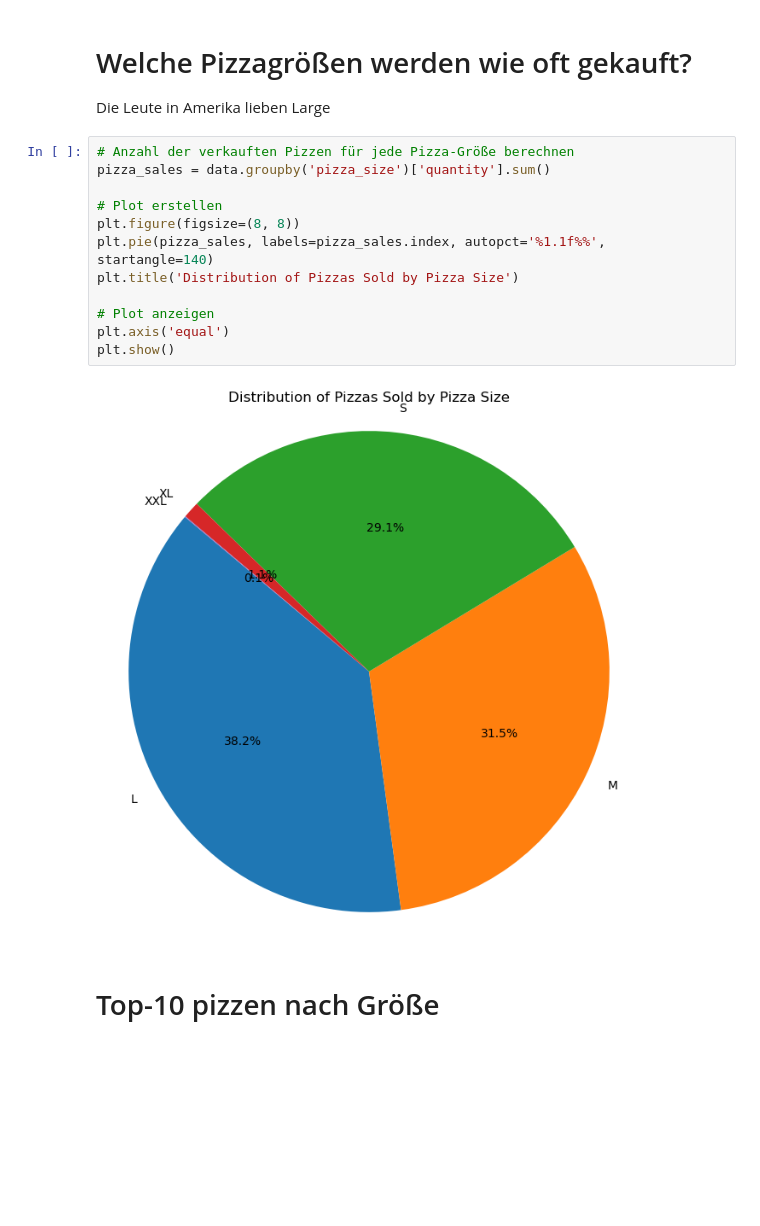
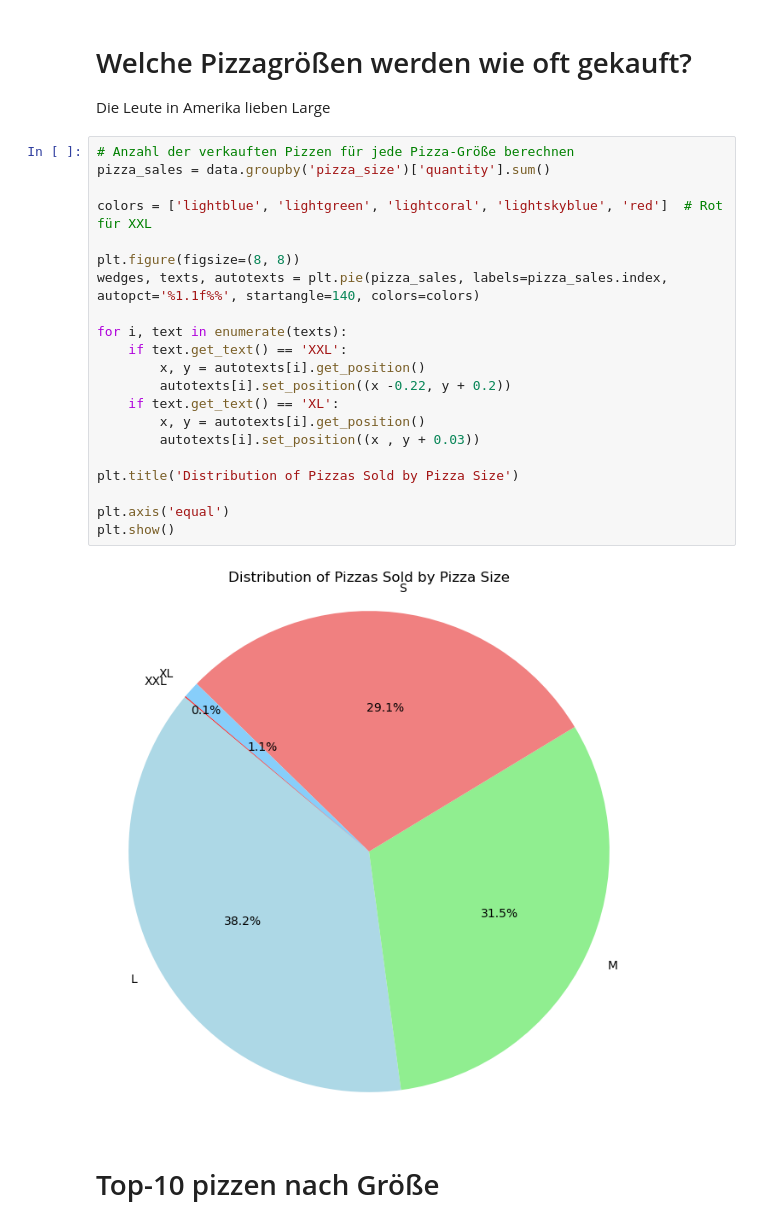
Before and after one commit to dasrinkana/pizza_sales, a Jupyter notebook: pizza.ipynb, the cells around one changed output. Cells and saved outputs as stored; diff of their text form; blank space fills up the shorter version.

Commit message:
changed visualisation of pie chart and fixed the error in the sales by price

```diff
--- a/pizza.ipynb
+++ b/pizza.ipynb
@@ -143,17 +82,26 @@ Die Leute in Amerika lieben Large
 # %%
 # Anzahl der verkauften Pizzen für jede Pizza-Größe berechnen
 pizza_sales = data.groupby('pizza_size')['quantity'].sum()
 
-# Plot erstellen
+colors = ['lightblue', 'lightgreen', 'lightcoral', 'lightskyblue', 'red']  # Rot für XXL
+
 plt.figure(figsize=(8, 8))
-plt.pie(pizza_sales, labels=pizza_sales.index, autopct='%1.1f%%', startangle=140)
+wedges, texts, autotexts = plt.pie(pizza_sales, labels=pizza_sales.index, autopct='%1.1f%%', startangle=140, colors=colors)
+
+for i, text in enumerate(texts):
+    if text.get_text() == 'XXL':
+        x, y = autotexts[i].get_position()
+        autotexts[i].set_position((x -0.22, y + 0.2))
+    if text.get_text() == 'XL':
+        x, y = autotexts[i].get_position()
+        autotexts[i].set_position((x , y + 0.03))
+
 plt.title('Distribution of Pizzas Sold by Pizza Size')
 
-# Plot anzeigen
 plt.axis('equal')
 plt.show()
 # %% [output]
-[figure, old version]
+[figure, new version]
 # %% [markdown]
 # Top-10 pizzen nach Größe
 # %%
```
Also changed, not shown: parts of 2 cells of this notebook.
